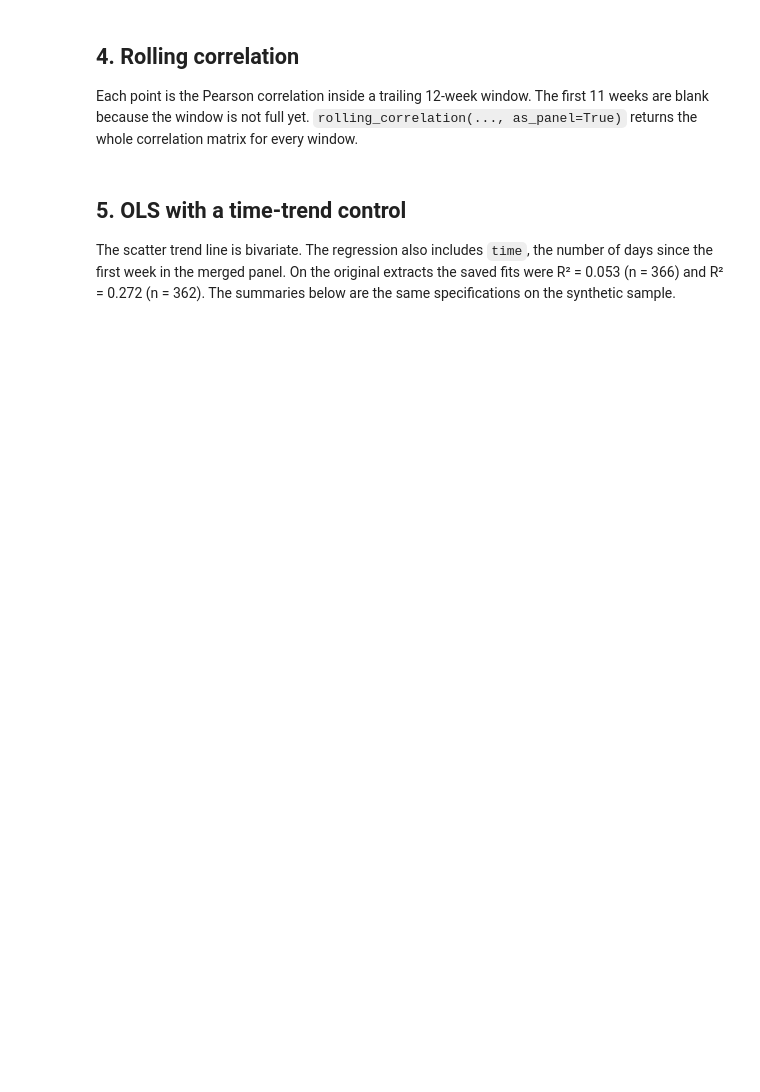
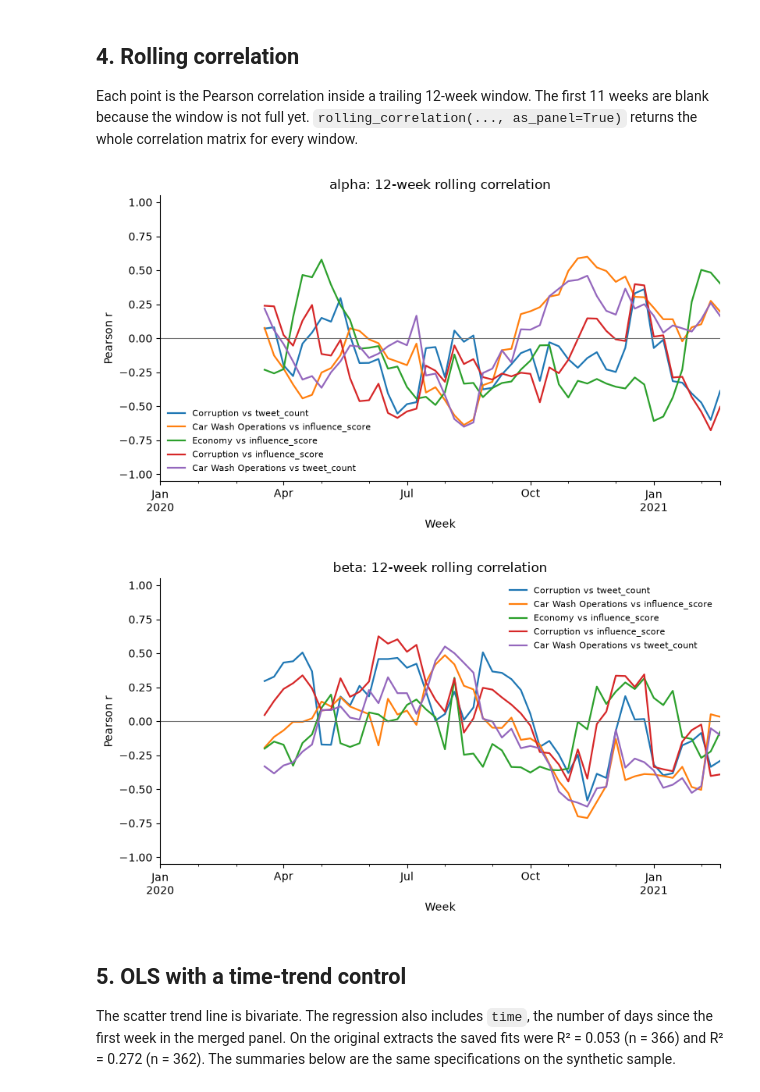
Before and after one commit to mohamd764/search-vs-social-signal-analysis, a Jupyter notebook: analysis.ipynb, the cells around one changed output. Cells and saved outputs as stored; diff of their text form; code cells hidden in the pictures; blank space fills up the shorter version.

```diff
--- a/analysis.ipynb
+++ b/analysis.ipynb
@@ -54,12 +84,15 @@ for name, result in series:
 Each point is the Pearson correlation inside a trailing 12-week window. The first 11 weeks are blank because the window is not full yet. `rolling_correlation(..., as_panel=True)` returns the whole correlation matrix for every window.
 # %%
 for name, result in series:
-    display(
+    show_figure(
         analysis.plot_rolling_correlation(
             result["rolling"],
             f"{name}: {result['window']}-week rolling correlation",
         )
     )
+# %% [output]
+[figure, added]
+[figure, added]
 # %% [markdown]
 ## 5. OLS with a time-trend control
 
```
Also changed, not shown: parts of 4 cells of this notebook, 4 other files.
